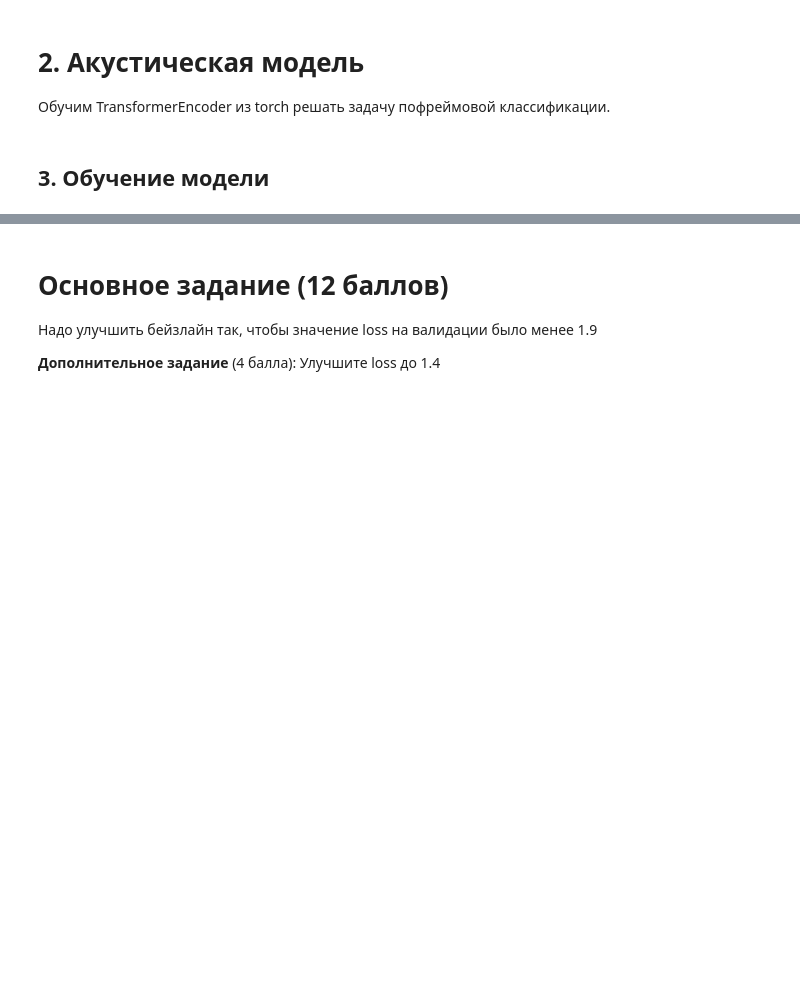
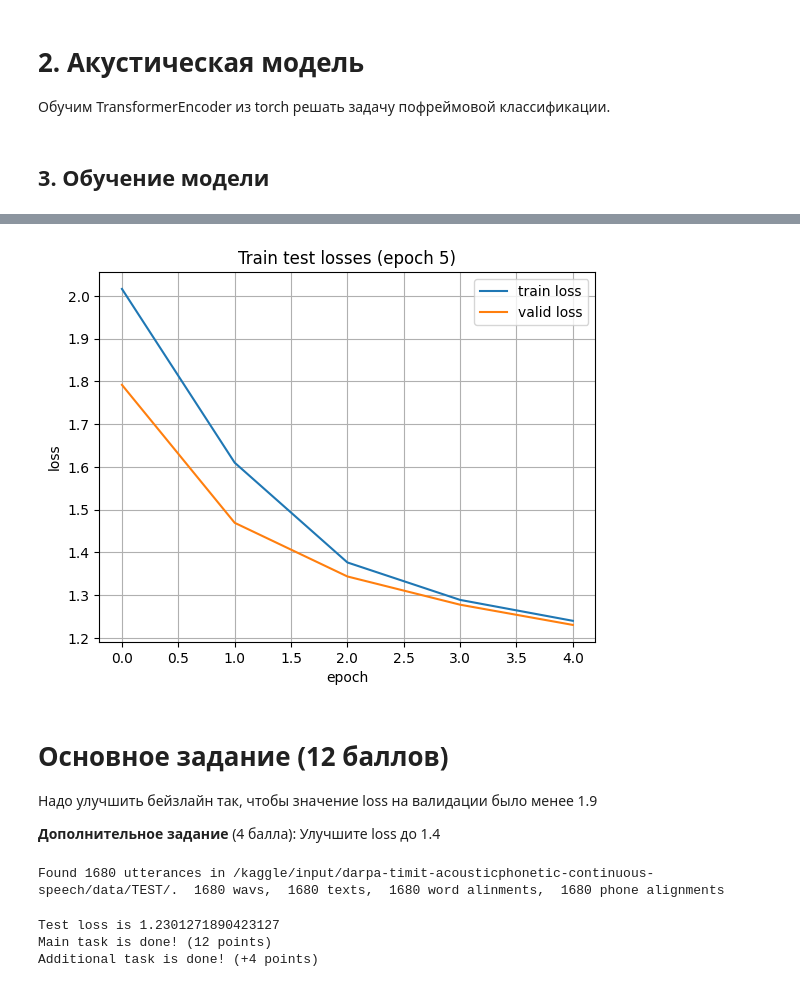
Before and after one commit to medbar/asr_itmo24, a Jupyter notebook: asr_lab3.ipynb, the cells around one changed output, grey strips where cells are left out. Drawn from its saved outputs; the diff is of its cells as text; code cells hidden in the pictures; blank space fills up the shorter version.

```diff
--- a/asr_lab3.ipynb
+++ b/asr_lab3.ipynb
@@ -209,5 +398,5 @@ test_timit_dataset_stats()
 # %%
-test_ds = TimitDataset('timit/data/TEST/')
+test_ds = TimitDataset('/kaggle/input/darpa-timit-acousticphonetic-continuous-speech/data/TEST/')
 item = test_ds[5]
 print(item['uri'])
 print(item['text'][2])
@@ -274,8 +482,7 @@ test_samples2frames()
 Акустическая Модель (АМ) - пофреймовый классификатор, который предсказывает фонему для каждого кадра аудио. Для обучения AM будем использовать фонемное выравнивание.
 # %%
-train_ds = TimitDataset('timit/data/TRAIN/')
+train_ds = TimitDataset('/kaggle/input/darpa-timit-acousticphonetic-continuous-speech/data/TRAIN/')
 print(train_ds[0])
-
 # Строим мапинг из написания фонемы в ее id
 phones = train_ds.get_phones()
 phones.remove('pau')
@@ -370,6 +611,7 @@ test_collate_pad()
 Обучим TransformerEncoder из torch решать задачу пофреймовой классификации.
 # %%
 class AModel(nn.Module):
+
     def __init__(self, feats_dim, out_dim,  dim=128, num_layers=4, ff_dim=256, dropout=0.1, nhead=4, max_len=780):
         super().__init__()
         self.feats_dim = feats_dim
@@ -382,7 +624,6 @@ class AModel(nn.Module):
                                                  dropout=dropout,
                                                  batch_first=False)
         self.encoder = torch.nn.TransformerEncoder(encoder_layer=layer, num_layers=num_layers)
-
         self.head = nn.Linear(dim, out_dim)
 
     def forward(self, feats, src_key_padding_mask=None, **kwargs):
@@ -392,8 +633,13 @@ class AModel(nn.Module):
         # к результату прибавляются позиционные эмбединги.
         # Далее фреймы обрабатываются трансформером
         # и финализируются с помощью головы
-        pass
-
+        x = self.input_ff(feats)
+        pos = torch.zeros_like(x)
+        for j in range(x.shape[1]):
+            pos[:,j,:] = self.positional_encoding(torch.cuda.LongTensor([i for i in range(feats.shape[0])]))
+        x += pos
+        x = self.encoder(x, src_key_padding_mask=src_key_padding_mask)
+        logits = self.head(x)
         return logits # (Time, Batch, Phones)
 # %% [markdown]
 ## 3. Обучение модели
@@ -420,8 +666,10 @@ class Trainer(nn.Module):
         logits = self.model(**batch)
         # TODO
         # реализуйте подсчет loss функции
-        pass
-
+        targets = batch['targets']
+        logits = logits.transpose(0,1)
+        logits = logits.transpose(1,2)
+        loss = self.criterion(logits, targets.view(logits.shape[0], -1))
         return loss
 
     def batch_to_device(self, batch):
@@ -444,12 +692,16 @@ class Trainer(nn.Module):
     def score(self, valid_dataloader) -> List[float]:
         """Подсчет лосса на валидационной выборке"""
         pbar = tqdm(valid_dataloader, desc="Scoring...")
+        #pbar = valid_dataloader
+
         losses = []
         # TODO
         # реализуйте функцию, которая подсчитывает лосс на валидационной выборке
         # losses должен хранить значение ошибки на каждом батче
-        pass
-
+        for batch in pbar:
+            with torch.no_grad():
+                loss = self.forward(batch)
+                losses.append(loss.item())
         return losses
 
     def fit(self, train_dataloader, epochs, valid_dataloader=None, plot_losses=True):
@@ -516,30 +784,31 @@ overfit_one_batch_check()
 # %%
-
 def experiment():
     # Запуск полноценного обучения модели
     # TODO: Тюнинг гиперпараметров
     fe = FeatureExtractor()
-    test_dataset = FeatsPhoneDataset('timit/data/TEST/', feature_extractor=fe, phone2id=PHONE2ID)
-    train_dataset = FeatsPhoneDataset('timit/data/TRAIN/', feature_extractor=fe, phone2id=PHONE2ID)
+    test_dataset = FeatsPhoneDataset('/kaggle/input/darpa-timit-acousticphonetic-continuous-speech/data/TEST/', feature_extractor=fe, phone2id=PHONE2ID)
+    train_dataset = FeatsPhoneDataset('/kaggle/input/darpa-timit-acousticphonetic-continuous-speech/data/TRAIN/', feature_extractor=fe, phone2id=PHONE2ID)
     train_dataloader = torch.utils.data.DataLoader(train_dataset, batch_size=40,
                                                num_workers=0, collate_fn=train_dataset.collate_pad, shuffle=True)
     test_dataloader = torch.utils.data.DataLoader(test_dataset, batch_size=1,
                                                num_workers=0, collate_fn=test_dataset.collate_pad, shuffle=False)
-
 
     trainer = Trainer(model=AModel(feats_dim=fe.feats_dim,
                                  out_dim=max(PHONE2ID.values())+1,
                                  dim=128,
                                  num_layers=7,
                                  ff_dim=256,
                                  dropout=0.0,
                                  nhead=8),
                      fe=fe,
                      phone2id=PHONE2ID, device='cuda')
 
-    trainer.fit(train_dataloader, epochs=40, valid_dataloader=test_dataloader, plot_losses=True)
+    trainer.fit(train_dataloader, epochs=5, valid_dataloader=test_dataloader, plot_losses=True)
     return trainer.to('cpu')
+
 results = experiment()
+# %% [output]
+[figure, added]
 # %%
 torch.save(results, 'baseline.trainer')
 # %% [markdown]
@@ -549,7 +821,7 @@ torch.save(results, 'baseline.trainer')
 **Дополнительное задание** (4 балла): Улучшите loss до 1.4
 # %%
 def test_trained_model(trainer):
-    test_dataset = FeatsPhoneDataset('timit/data/TEST/', feature_extractor=trainer.fe, phone2id=trainer.phone2id)
+    test_dataset = FeatsPhoneDataset('/kaggle/input/darpa-timit-acousticphonetic-continuous-speech/data/TEST/', feature_extractor=trainer.fe, phone2id=trainer.phone2id)
     test_dataloader = torch.utils.data.DataLoader(test_dataset, batch_size=1,
                                                num_workers=0, collate_fn=test_dataset.collate_pad, shuffle=False)
     loss = np.mean(trainer.score(test_dataloader))
@@ -559,3 +831,8 @@ def test_trained_model(trainer):
     if loss <= 1.3:
         print(f"Additional task is done! (+4 points)")
 test_trained_model(results.to('cuda'))
+# %% [output]
+Found 1680 utterances in /kaggle/input/darpa-timit-acousticphonetic-continuous-speech/data/TEST/.  1680 wavs,  1680 texts,  1680 word alinments,  1680 phone alignments
+Test loss is 1.2301271890423127
+Main task is done! (12 points)
+Additional task is done! (+4 points)
```
Also changed, not shown: parts of 11 cells of this notebook.
